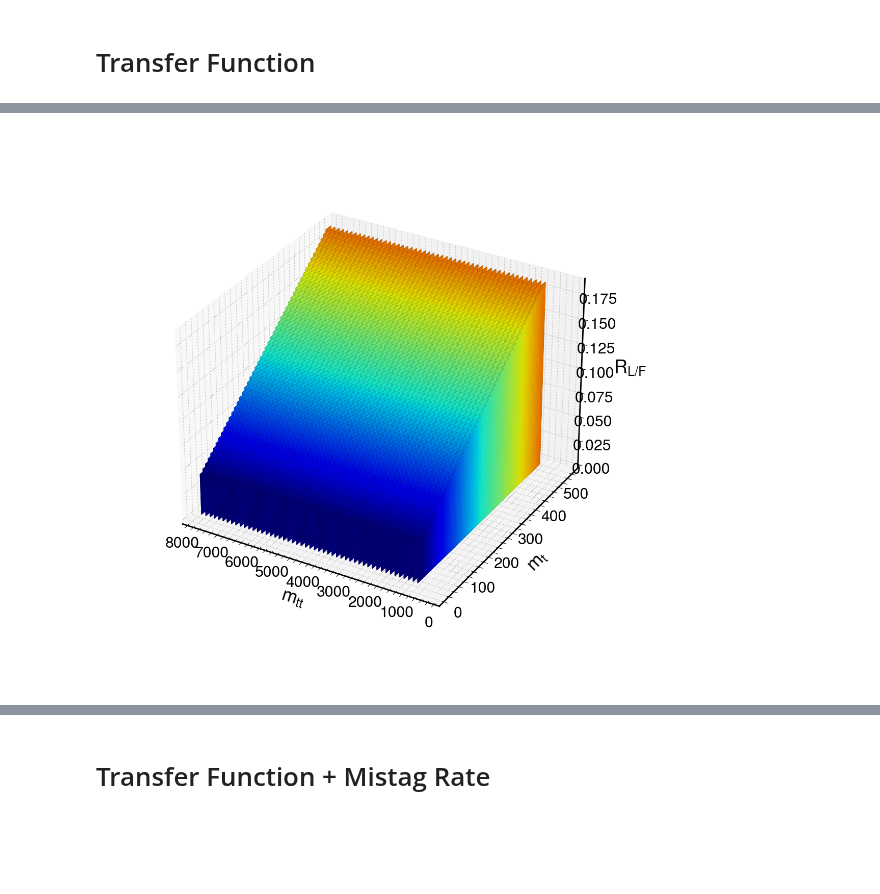
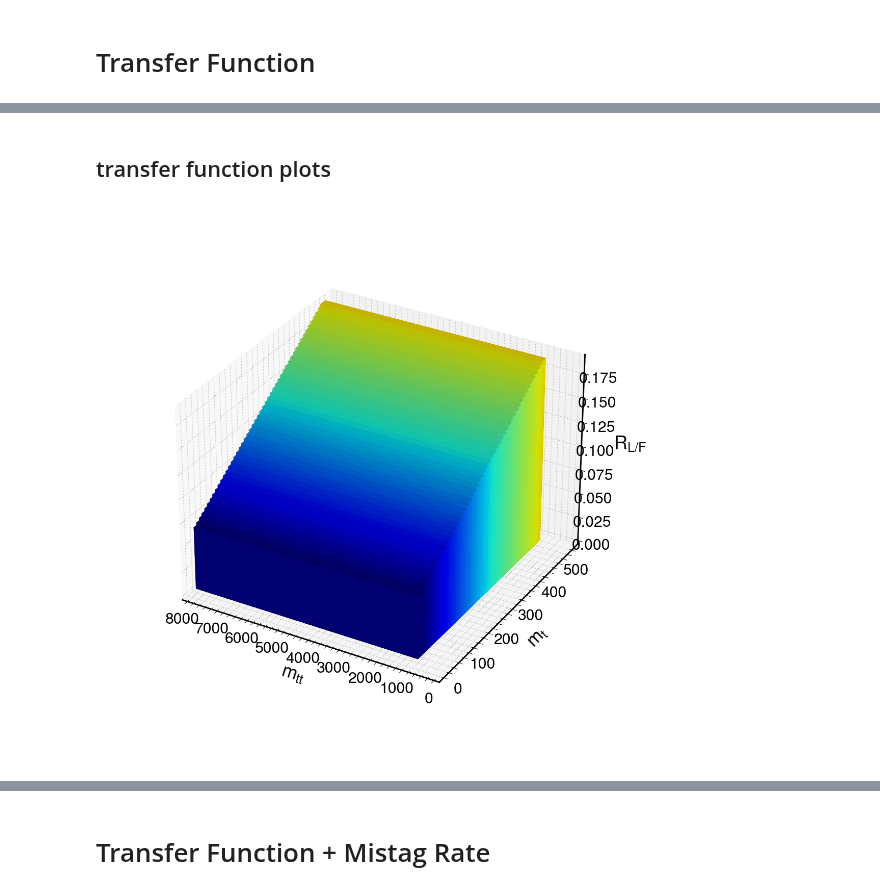
Before and after one commit to b2g-nano/TTbarAllHadUproot, a Jupyter notebook: plots/closureTestQCD.ipynb, the cells around one changed output, grey strips where cells are left out. Drawn from its saved outputs; the diff is of its cells as text; code cells hidden in the pictures; blank space fills up the shorter version.

Commit message:
bkg estimate plots

```diff
--- a/plots/closureTestQCD.ipynb
+++ b/plots/closureTestQCD.ipynb
@@ -178,17 +161,22 @@ def rtf(x, mt, mtt, p2, p3, p4, p5):
 qcd = loadCoffeaFile()
 
 
-mtt_vs_mt = qcd['mtt_vs_mt'][{'anacat':pretag_cats}][{'anacat':sum}]
+mtt_vs_mt = getHist('mtt_vs_mt', 'JetHT', False, '2016', sum_axes=[], integrate_axes={})
 
-h2dsr = qcd['mtt_vs_mt'][{'anacat':signal_cats}][{'anacat':sum}]
-h2dcr = qcd['mtt_vs_mt'][{'anacat':antitag_cats}][{'anacat':sum}]
-h2dpr = qcd['mtt_vs_mt'][{'anacat':pretag_cats}][{'anacat':sum}]
+
+
+h2dsr = mtt_vs_mt[{'anacat':signal_cats}][{'anacat':sum}]
+h2dcr = mtt_vs_mt[{'anacat':antitag_cats}][{'anacat':sum}]
+h2dpr = mtt_vs_mt[{'anacat':pretag_cats}][{'anacat':sum}]
+
+
+
 
 
 qcdsf = lumi[IOV] * qcd_xs / qcd['cutflow']['sumw']
 
-hsig_mtt = h2dsr[{'jetmass':sum}] * qcdsf
-hbkg_mtt = h2dcr[{'jetmass':sum}] * qcdsf
+hsig_mtt = h2dsr[{'jetmass':sum}]# * qcdsf
+hbkg_mtt = h2dcr[{'jetmass':sum}]# * qcdsf
 
 
 Nsr = h2dsr.values()#*qcdsf
@@ -236,36 +254,38 @@ f_rtf = rtf(np.ones_like(Ncr), mt, mtt, p2, p3, p4, p5)
+# %% [markdown]
+## transfer function plots
 # %%
 fig = plt.figure(figsize=(20, 14))
 ax1 = fig.add_subplot(projection='3d')
 
-x = f_mtt
-y = f_mt
+x = mtt.flatten() #f_mtt
+y = mt.flatten() #f_mt
 z = f_rlf.flatten()
 
 bottom = np.zeros_like(z) #mtt_vs_mt.values()[1]
 
-dx = 20
+dx = 200
 dy = 20
 
 cmap = plt.cm.get_cmap('jet')
 hmax = np.max(z)
 hmin = np.min(z)
 
 # hmin = 0.0
 
 rgba = [cmap((k-hmin)/hmax) for k in z]
 
 ax1.bar3d(x, y, bottom, dx, dy, z, color=rgba)
 ax1.set_xlim(8000,0)
 
 
 ax1.zaxis.set_rotate_label(False)
 ax1.set_xlabel(r'$m_{tt}$', labelpad=20, loc='right')
 ax1.set_ylabel(r'$m_t$', labelpad=20)
 ax1.set_zlabel(r'$R_{L/F}$', labelpad=30)#, loc='top')#, rotation=180)
 
 ax1.dist = 12
 # %% [output]
-[figure, old version]
+[figure, new version]
 # %%
 fig = plt.figure(figsize=(15, 14))
 ax1 = fig.add_subplot(projection='3d')
```
Also changed, not shown: parts of 20 cells of this notebook, 1 other file.
